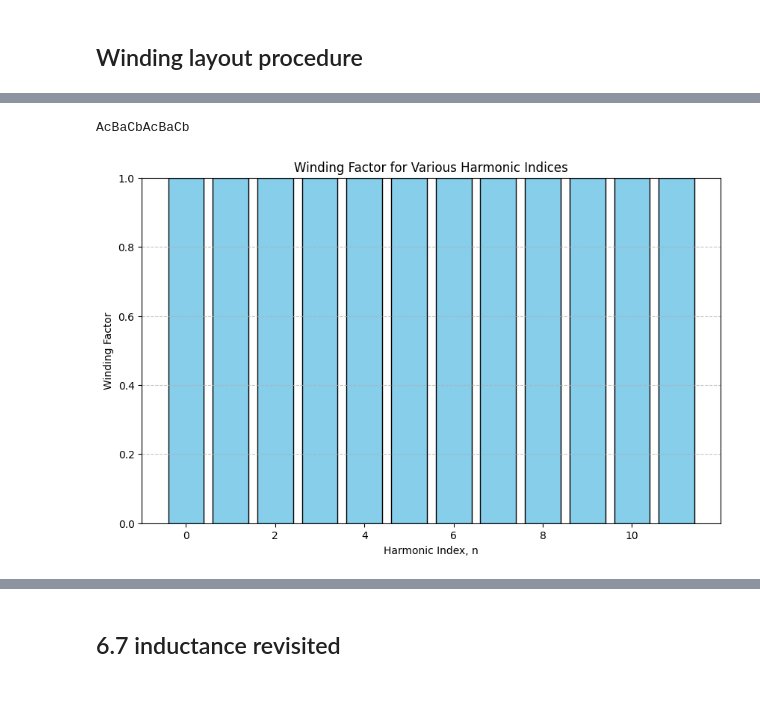
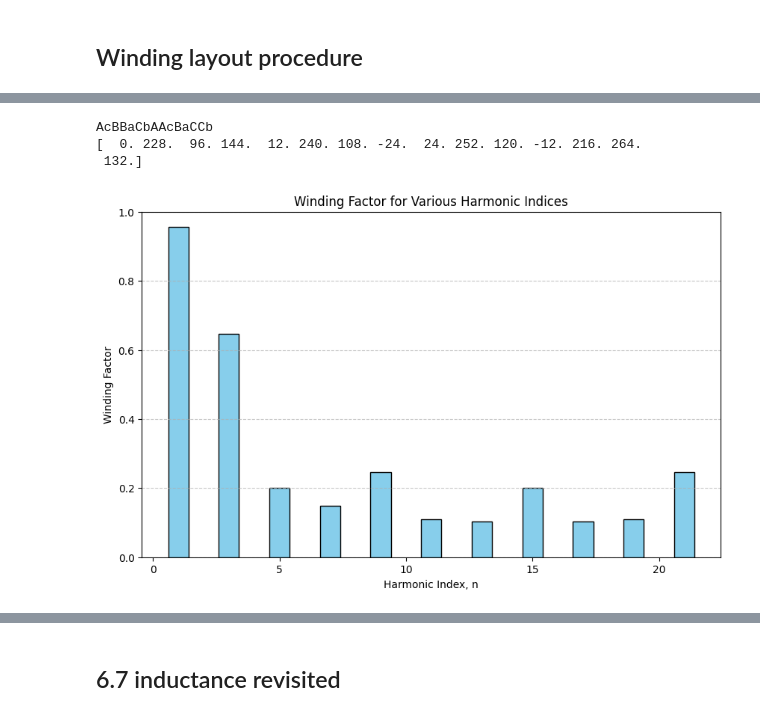
Before and after one commit to 109810022/Motor-Design-NTU, a Jupyter notebook: factor_design.ipynb, the cells around one changed output, grey strips where cells are left out. Drawn from its saved outputs; the diff is of its cells as text; code cells hidden in the pictures.

```diff
--- a/factor_design.ipynb
+++ b/factor_design.ipynb
@@ -171,21 +182,27 @@ r = 150
 p = ['A','B','C']
 for i in range(1,len(df)+1):
     shift = 0
+    c = 0
     for j in p:
         if IO_table.loc[i,j] == 1:
-            theta = (360 - angle*i)*np.pi/180
-            x,y = polar_draw(r,theta,str(j),center,color[j])
-        if IO_table.loc[i,j] == -1:
-            theta = (360 - angle*i)*np.pi/180
-            x,y = polar_draw(r-40,theta,str(j.lower()),center,color[j])
+            theta = (360 - angle*(i-1))*np.pi/180
+            x,y = polar_draw(r-40*c,theta,str(j),center,color[j])
+            c+=1
         if IO_table.loc[i,j] == 2:
-            theta = (360 - angle*i)*np.pi/180
+            theta = (360 - angle*(i-1))*np.pi/180
             x,y = polar_draw(r,theta,str(j),center,color[j])
             x,y = polar_draw(r-40,theta,str(j),center,color[j])
+
+        if IO_table.loc[i,j] == -1:
+            theta = (360 - angle*(i-1))*np.pi/180
+            x,y = polar_draw(r-40*c,theta,str(j.lower()),center,color[j])
+            c+=1
         if IO_table.loc[i,j] == -2:
-            theta = (360 - angle*i)*np.pi/180
+            theta = (360 - angle*(i-1))*np.pi/180
             x,y = polar_draw(r,theta,str(j.lower()),center,color[j])
             x,y = polar_draw(r-40,theta,str(j.lower()),center,color[j])
+
+
 plt.title('Slot-phase')
 plt.axis('off')
 plt.imshow(img)
@@ -270,32 +287,37 @@ AcBaCbAcBaCb
 # %%
 ## plot the winding factor
+# done
 import matplotlib.pyplot as plt
 N_cph = slot//3
 result = coil_phase(slot, pole)
 print(result)
 K_wn_list = []
 angle = angle90
-for n in range(12):
+print(angle)
+for n in range(11):
     K_wn = 0
     for k in range(N_cph):
         if result[k] == 'A' or result[k]=='a':
             theta_k = angle[k]
         elif result[k] == 'B' or result[k]=='b':
             theta_k =  angle[k] -120
         elif result[k] == 'C' or result[k]=='c':
             theta_k =  angle[k] -240
-        K_wn += np.cos(np.deg2rad(n*theta_k))
+
+        K_wn += np.cos(np.deg2rad((2*n+1)*theta_k))
     K_wn_list.append(abs(K_wn/N_cph))
 
 
 plt.figure(figsize=(10, 6))
-plt.bar(range(12),K_wn_list, color='skyblue', edgecolor='black')
+plt.bar(range(1,22,2),K_wn_list, color='skyblue', edgecolor='black')
 plt.xlabel('Harmonic Index, n')
 plt.ylabel('Winding Factor')
 plt.title('Winding Factor for Various Harmonic Indices')
 plt.ylim(0, 1)
 plt.grid(axis='y', linestyle='--', alpha=0.7)
 plt.show()
 # %% [output]
-AcBaCbAcBaCb
+AcBBaCbAAcBaCCb
+[  0. 228.  96. 144.  12. 240. 108. -24.  24. 252. 120. -12. 216. 264.
+ 132.]
-[figure, old version]
+[figure, new version]
```
Also changed, not shown: parts of 13 cells of this notebook.
